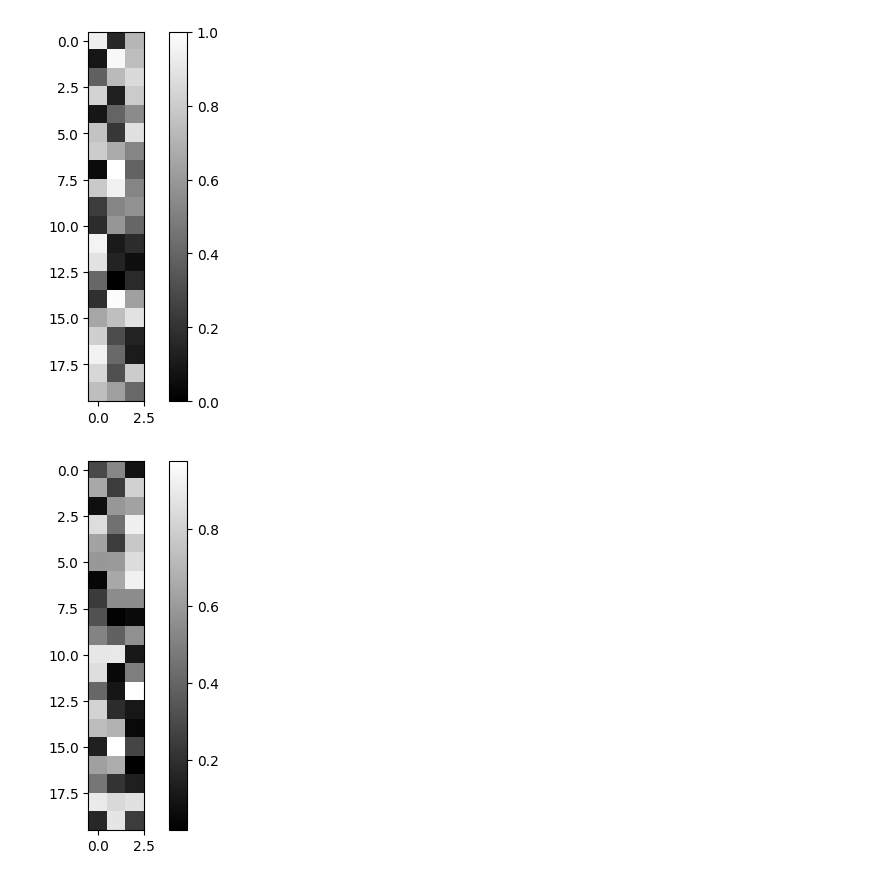
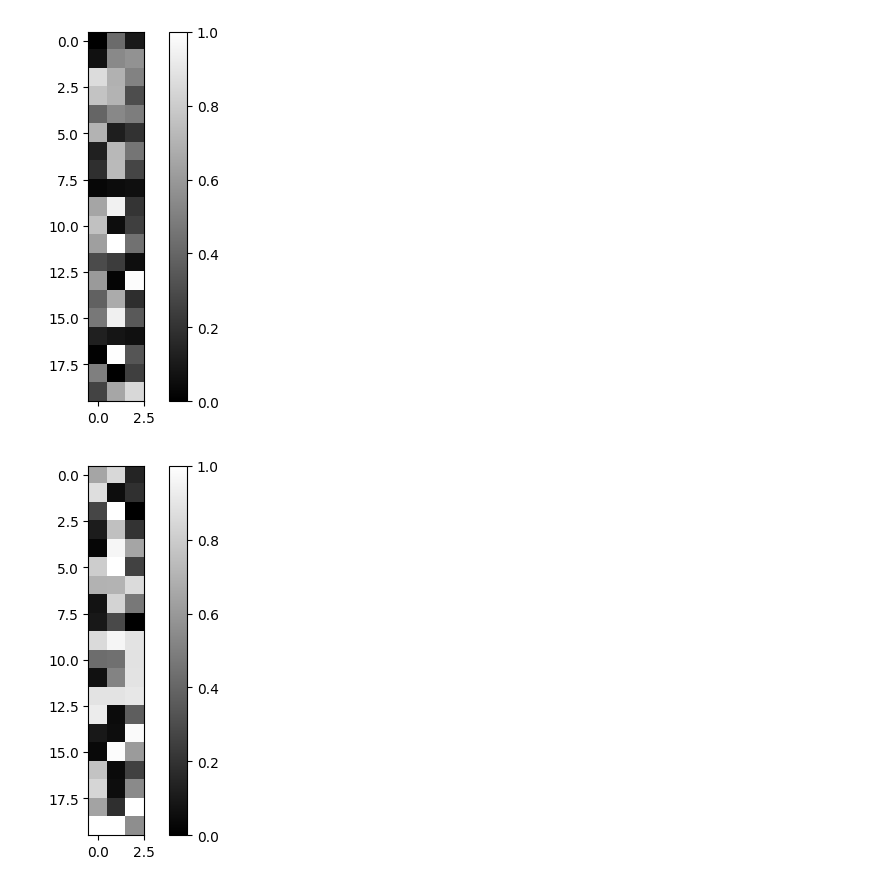
Before and after one commit to Raymond-Iacobacci/rcwa-glonet, a Jupyter notebook: scripts/plot_generation.ipynb, the cells around one changed output. Saved outputs shown, nothing was run; the diff lists cells and outputs as text; code cells hidden in the pictures.

```diff
--- a/scripts/plot_generation.ipynb
+++ b/scripts/plot_generation.ipynb
@@ -26,13 +1,13 @@ To enable them in other operations, rebuild TensorFlow with the appropriate comp
 # %%
-# with open(f'../log_28:01:2024-17:20/images/0_100.pt', 'r')
+homedir = '/home/rliacobacci/Downloads/log_31:01:2024-19:55'
 import torch, numpy as np
-p = torch.real(torch.load(f'../log_28:01:2024-17:20/images/14_153.pt')).detach().cpu()
+p = torch.real(torch.load(f'{homedir}/images/12_220.pt')).detach().cpu()
 p = np.array((p - 1)/(3.4 - 1))
 import matplotlib.pyplot as plt
 for i in range(3):
     plt.imshow(p[i], cmap='gray', interpolation='nearest')
     plt.colorbar()
     plt.show()
 # %% [output]
-[figure, old version]
+[figure, new version]
-[figure, old version]
+[figure, new version]
```
Also changed, not shown: parts of 10 cells of this notebook, 3 other files.
